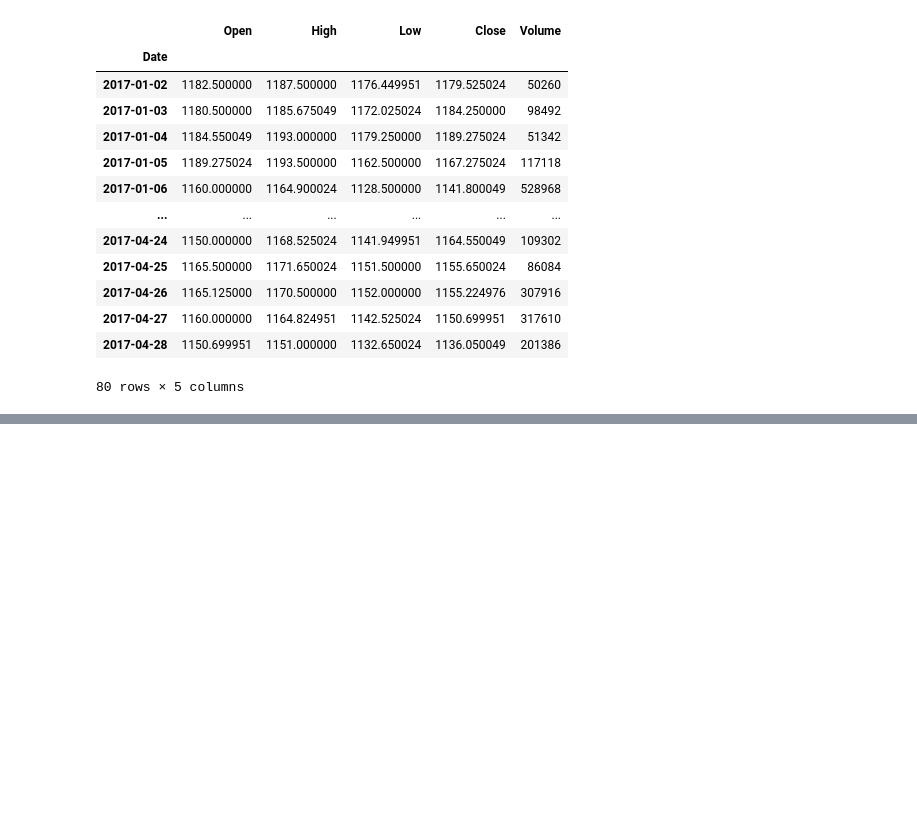
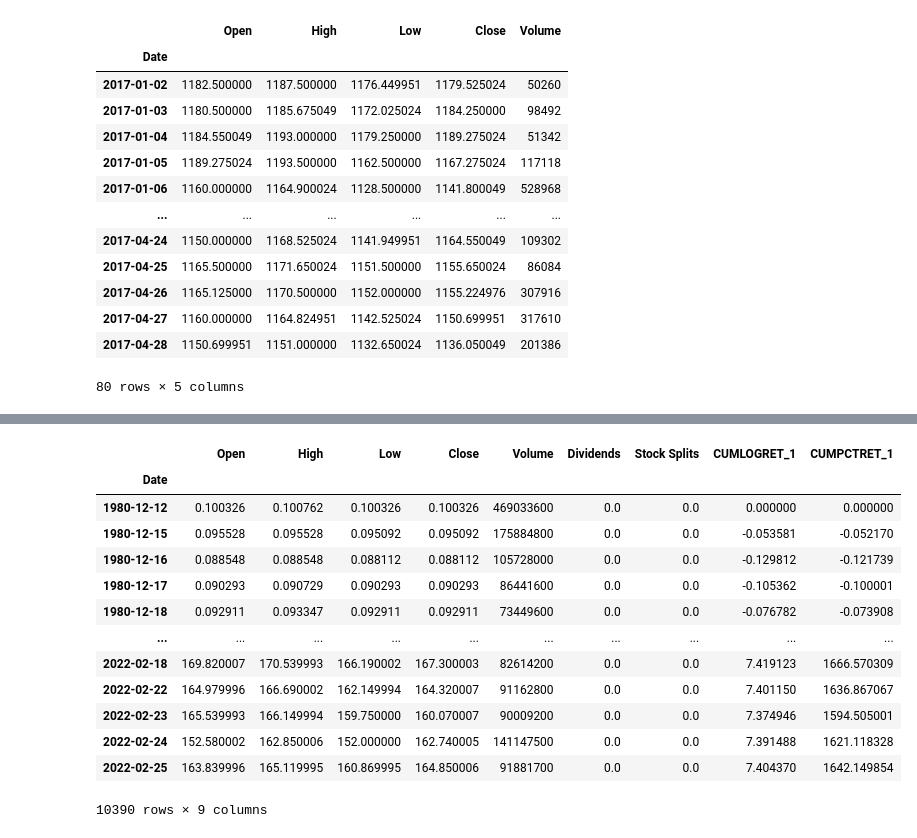
Before and after one commit to vivekjainmaiet/stockanalysis, a Jupyter notebook: notebooks/vivek_notebook.ipynb, the cells around one changed output, grey strips where cells are left out. Saved outputs shown, nothing was run; the diff lists cells and outputs as text; code cells hidden in the pictures; blank space fills up the shorter version.

Commit message:
saving data

```diff
--- a/notebooks/vivek_notebook.ipynb
+++ b/notebooks/vivek_notebook.ipynb
@@ -749,3 +749,15 @@ data
 | 2017-04-27 | 1160.000000 | 1164.824951 | 1142.525024 | 1150.699951 | 317610 |
 | 2017-04-28 | 1150.699951 | 1151.000000 | 1132.650024 | 1136.050049 | 201386 |
 80 rows × 5 columns
+# %%
+import pandas as pd
+import pandas_ta as ta
+
+df = pd.DataFrame() # Empty DataFrame
+
+# Load data
+#df = pd.read_csv("path/to/symbol.csv", sep=",")
+# OR if you have yfinance installed
+df = df.ta.ticker("aapl")
+
+df.columns
@@ -751,0 +786,17 @@ data
+# %%
+df
+# %% [output]
+|  | Open | High | Low | Close | Volume | Dividends | Stock Splits | CUMLOGRET_1 | CUMPCTRET_1 |
+| Date |  |  |  |  |  |  |  |  |  |
+| 1980-12-12 | 0.100326 | 0.100762 | 0.100326 | 0.100326 | 469033600 | 0.0 | 0.0 | 0.000000 | 0.000000 |
+| 1980-12-15 | 0.095528 | 0.095528 | 0.095092 | 0.095092 | 175884800 | 0.0 | 0.0 | -0.053581 | -0.052170 |
+| 1980-12-16 | 0.088548 | 0.088548 | 0.088112 | 0.088112 | 105728000 | 0.0 | 0.0 | -0.129812 | -0.121739 |
+| 1980-12-17 | 0.090293 | 0.090729 | 0.090293 | 0.090293 | 86441600 | 0.0 | 0.0 | -0.105362 | -0.100001 |
+| 1980-12-18 | 0.092911 | 0.093347 | 0.092911 | 0.092911 | 73449600 | 0.0 | 0.0 | -0.076782 | -0.073908 |
+| ... | ... | ... | ... | ... | ... | ... | ... | ... | ... |
+| 2022-02-18 | 169.820007 | 170.539993 | 166.190002 | 167.300003 | 82614200 | 0.0 | 0.0 | 7.419123 | 1666.570309 |
+| 2022-02-22 | 164.979996 | 166.690002 | 162.149994 | 164.320007 | 91162800 | 0.0 | 0.0 | 7.401150 | 1636.867067 |
+| 2022-02-23 | 165.539993 | 166.149994 | 159.750000 | 160.070007 | 90009200 | 0.0 | 0.0 | 7.374946 | 1594.505001 |
+| 2022-02-24 | 152.580002 | 162.850006 | 152.000000 | 162.740005 | 141147500 | 0.0 | 0.0 | 7.391488 | 1621.118328 |
+| 2022-02-25 | 163.839996 | 165.119995 | 160.869995 | 164.850006 | 91881700 | 0.0 | 0.0 | 7.404370 | 1642.149854 |
+10390 rows × 9 columns
```
Also changed, not shown: parts of 3 cells of this notebook, 4 other files.
